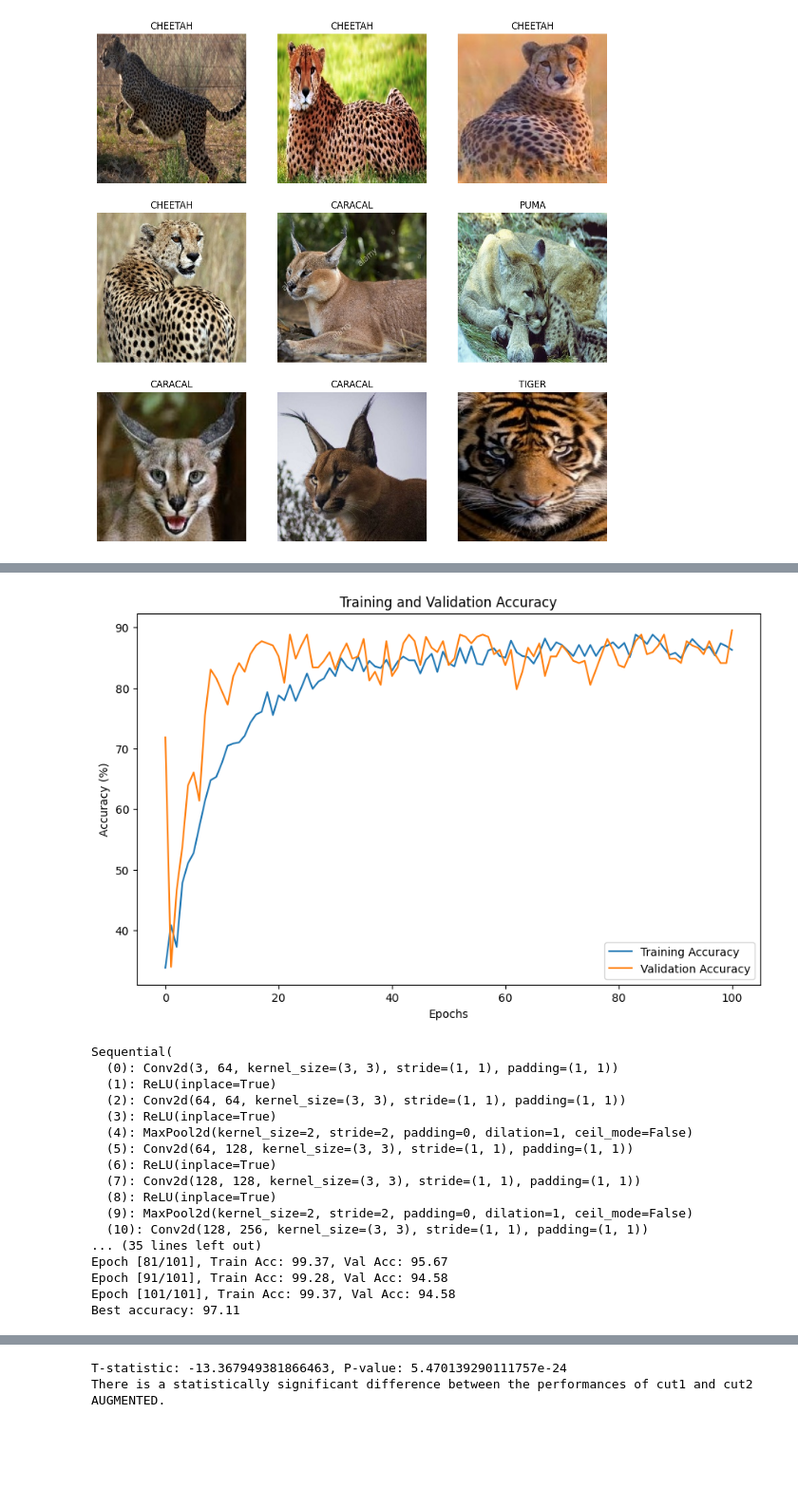
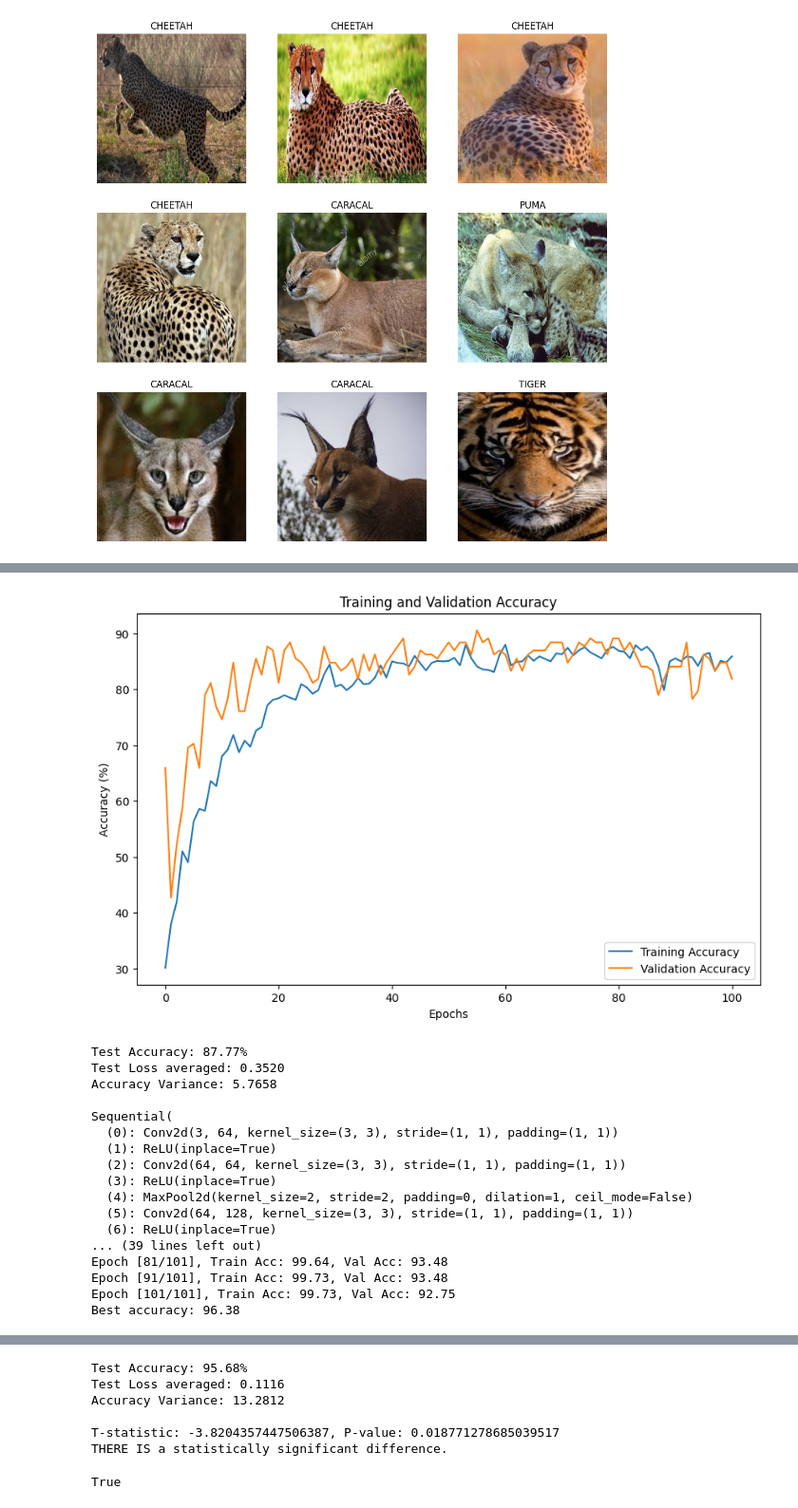
Before and after one commit to JekxDevil/AI, a Jupyter notebook: courses/usi/machine-learning/assignments/2/example.ipynb, the cells around one changed output, grey strips where cells are left out. Shown at 95% size. Drawn from its saved outputs; the diff is of its cells as text; code cells hidden in the pictures; blank space fills up the shorter version.

```diff
--- a/courses/usi/machine-learning/assignments/2/example.ipynb
+++ b/courses/usi/machine-learning/assignments/2/example.ipynb
@@ -586,41 +664,28 @@ class CuttedModifiedVGG19(nn.Module):
         return x
 
 
-
-# TODO Training LOOP
-cuts = {
-    1: 25,
-    2: None,
-}
+# 1st block: 11th conv layer + associated pool, act func
+# 2nd block: None by default picks all the layers of the VGG19 model
+cuts = {1: 25, 2: None}
 
 x, y, _ = get_input(_permute=True) # permute dimensions
-train_loader, test_loader = get_loads(x, y, 0.8)
-
-# """
+train_loader, val_loader, test_loader = get_loads(_x=x, _y=y)
 model_cut1 = CuttedModifiedVGG19(num_classes=len(label_to_idx), cut_point=cuts[1]).to(CONFIGS["device"])
 optimizer = CONFIGS["optimizer"](model_cut1.classifiers.parameters())
-train_acc, test_acc, best_model = train(model_cut1, CONFIGS["criterion"], optimizer, (train_loader, test_loader))
-save_model(best_model, 'best_cnn_cut1.pth')
-test_acc_t3_cut1 = test_acc.copy() # used later on for statistical comparison
-plot_train_test(train_acc, test_acc)
-# """
+train_acc, val_acc, best_model_cut1 = train(
+    model_cut1, CONFIGS["criterion"], optimizer, (train_loader, val_loader)
+)
+save_model(best_model_cut1, 'best_cnn_cut1.pth')
+plot_accuracies(train_acc, val_acc)
+metrics_cut1 = evaluate_model(best_model_cut1, test_loader)
 
 model_cut2 = CuttedModifiedVGG19(num_classes=len(label_to_idx), cut_point=cuts[2]).to(CONFIGS["device"])
 optimizer = CONFIGS["optimizer"](model_cut2.classifiers.parameters()) # Only optimize classifier parameters
-train_acc, test_acc, best_model = train(model_cut2, CONFIGS["criterion"], optimizer, (train_loader, test_loader))
-save_model(best_model, 'best_cnn_cut2.pth')
-test_acc_t3_cut2 = test_acc.copy() # used later on for statistical comparison
-plot_train_test(train_acc, test_acc)
-
-# STATISTICAL COMPARISON
-t_stat, p_value = ttest_rel(test_acc_t3_cut1, test_acc_t3_cut2)
-print(f"T-statistic: {t_stat}, P-value: {p_value}")
-
-# Interpretation of the result
-if p_value < 0.05:
-    print("There is a statistically significant difference between the performances of cut1 and cut2 AUGMENTED.")
-else:
-    print("There is no statistically significant difference between the performances of cut1 and cut2 AUGMENTED.")
+train_acc, val_acc, best_model_cut2 = train(model_cut2, CONFIGS["criterion"], optimizer, (train_loader, val_loader))
+save_model(best_model_cut2, 'best_cnn_cut2.pth')
+plot_accuracies(train_acc, val_acc)
+metrics_cut2 = evaluate_model(best_model_cut2, test_loader)
+statistical_comparison(metrics_cut1, metrics_cut2)
 # %% [output]
 Sequential(
   (0): Conv2d(3, 64, kernel_size=(3, 3), stride=(1, 1), padding=(1, 1))
@@ -642,4 +707,8 @@ Best accuracy: 89.53
-[figure, old version]
+[figure, new version]
+Test Accuracy: 87.77%
+Test Loss averaged: 0.3520
+Accuracy Variance: 5.7658
+
 Sequential(
   (0): Conv2d(3, 64, kernel_size=(3, 3), stride=(1, 1), padding=(1, 1))
   (1): ReLU(inplace=True)
@@ -648,12 +717,8 @@ Sequential(
   (4): MaxPool2d(kernel_size=2, stride=2, padding=0, dilation=1, ceil_mode=False)
   (5): Conv2d(64, 128, kernel_size=(3, 3), stride=(1, 1), padding=(1, 1))
   (6): ReLU(inplace=True)
-  (7): Conv2d(128, 128, kernel_size=(3, 3), stride=(1, 1), padding=(1, 1))
-  (8): ReLU(inplace=True)
-  (9): MaxPool2d(kernel_size=2, stride=2, padding=0, dilation=1, ceil_mode=False)
-  (10): Conv2d(128, 256, kernel_size=(3, 3), stride=(1, 1), padding=(1, 1))
-... (35 lines left out)
-Epoch [81/101], Train Acc: 99.37, Val Acc: 95.67
-Epoch [91/101], Train Acc: 99.28, Val Acc: 94.58
-Epoch [101/101], Train Acc: 99.37, Val Acc: 94.58
-Best accuracy: 97.11
+... (39 lines left out)
+Epoch [81/101], Train Acc: 99.64, Val Acc: 93.48
+Epoch [91/101], Train Acc: 99.73, Val Acc: 93.48
+Epoch [101/101], Train Acc: 99.73, Val Acc: 92.75
+Best accuracy: 96.38
@@ -661,2 +726,7 @@ Best accuracy: 97.11
-T-statistic: -13.367949381866463, P-value: 5.470139290111757e-24
-There is a statistically significant difference between the performances of cut1 and cut2 AUGMENTED.
+Test Accuracy: 95.68%
+Test Loss averaged: 0.1116
+Accuracy Variance: 13.2812
+
+T-statistic: -3.8204357447506387, P-value: 0.018771278685039517
+THERE IS a statistically significant difference.
+True
```
Also changed, not shown: parts of 7 cells of this notebook, 2 other files.
